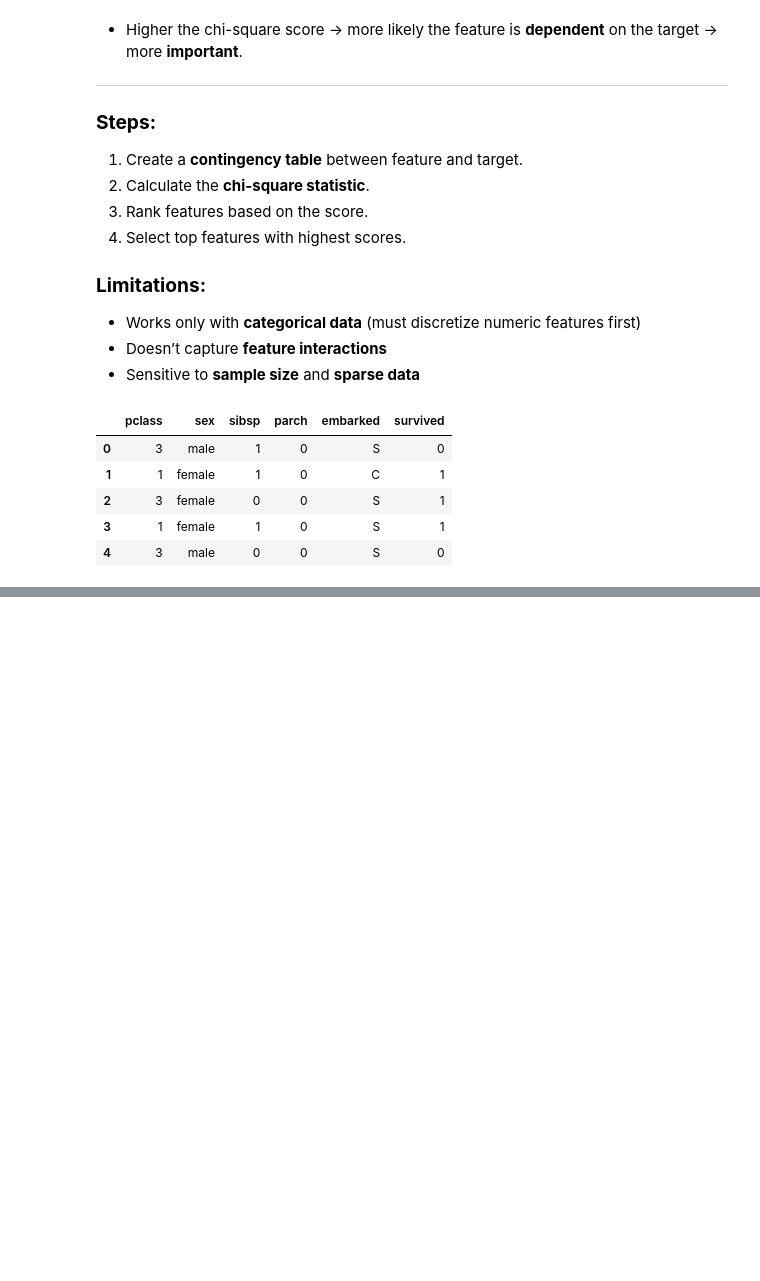
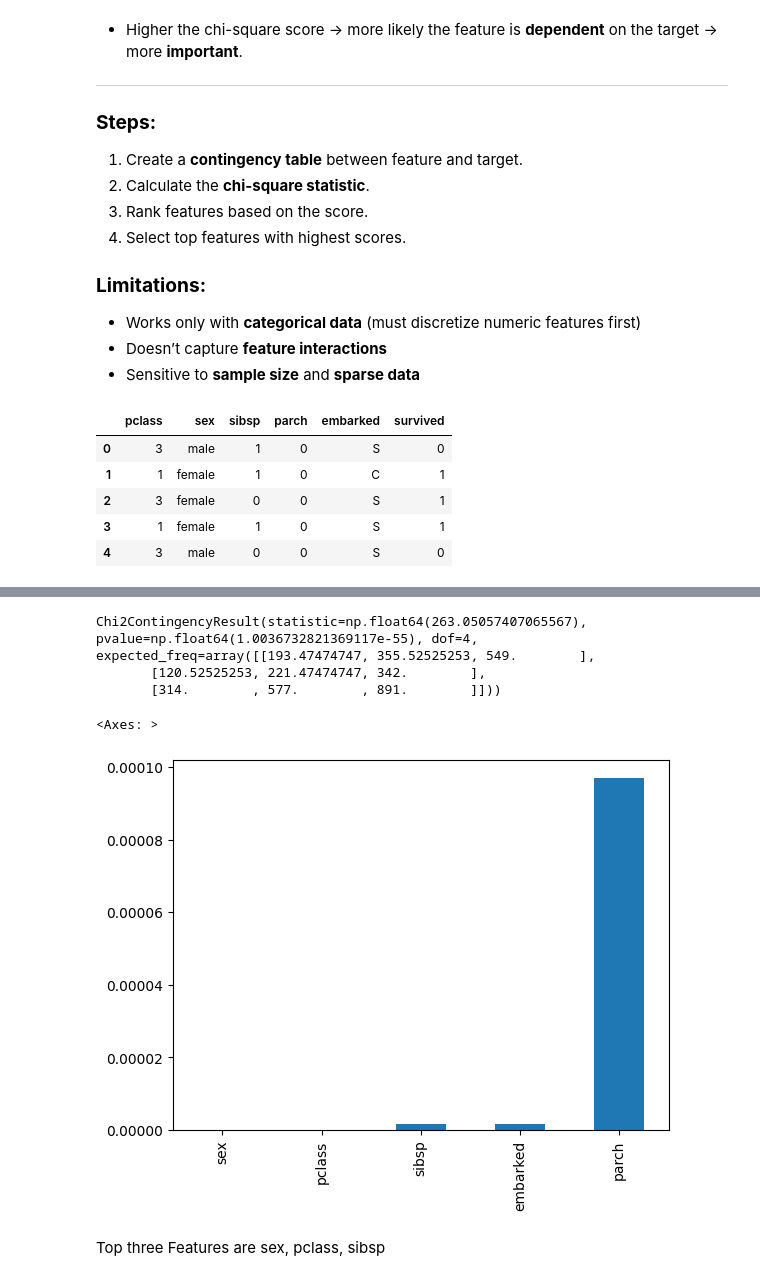
Before and after one commit to anshumbanga/Machine-learning, a Jupyter notebook: Feature Selection.ipynb, the cells around one changed output, grey strips where cells are left out. Drawn from its saved outputs; the diff is of its cells as text; code cells hidden in the pictures; blank space fills up the shorter version.

```diff
--- a/Feature Selection.ipynb
+++ b/Feature Selection.ipynb
@@ -533,0 +535,25 @@ ct
+# %%
+from scipy.stats import chi2_contingency
+chi2_contingency(ct)
+# %% [output]
+Chi2ContingencyResult(statistic=np.float64(263.05057407065567), pvalue=np.float64(1.0036732821369117e-55), dof=4, expected_freq=array([[193.47474747, 355.52525253, 549.        ],
+       [120.52525253, 221.47474747, 342.        ],
+       [314.        , 577.        , 891.        ]]))
+# %%
+
+score = []
+
+for feature in titanic.columns[:-1]:
+
+    ct = pd.crosstab(titanic['survived'], titanic[feature])
+
+
+    p_value = chi2_contingency(ct)[1]  # Extract p-value
+    score.append(p_value)
+
+pd.Series(score, index=titanic.columns[:-1]).sort_values(ascending=True).plot(kind='bar')
+# %% [output]
+<Axes: >
+[figure, added]
+# %% [markdown]
+Top three Features are sex, pclass, sibsp
```
Also changed, not shown: parts of 1 cell of this notebook.
